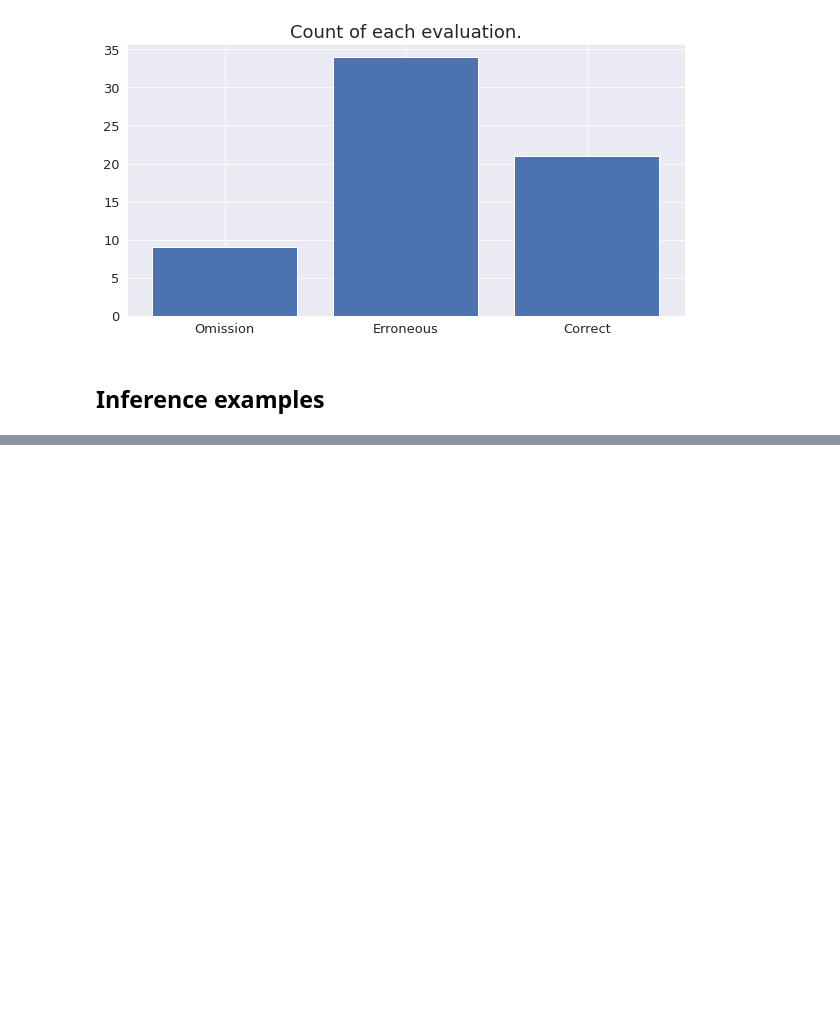
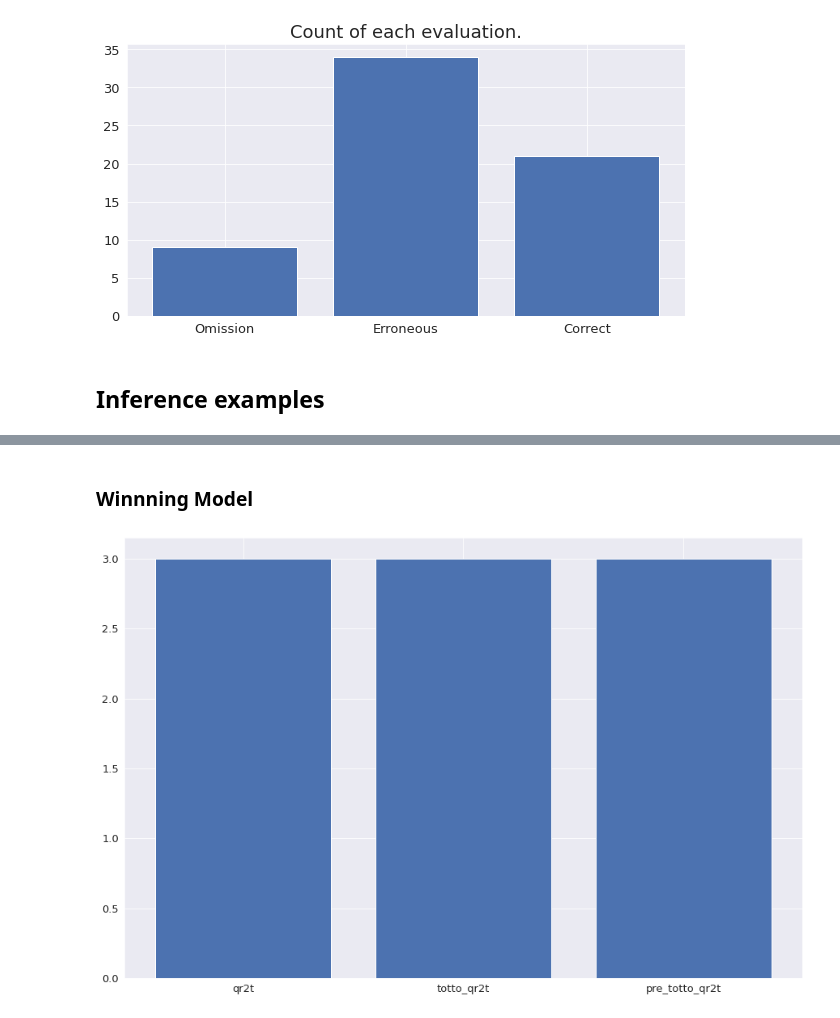
Before and after one commit to athenarc/Data2Text, a Jupyter notebook: notebooks/human_evaluation_report.ipynb, the cells around one changed output, grey strips where cells are left out. Drawn from its saved outputs; the diff is of its cells as text; code cells hidden in the pictures; blank space fills up the shorter version.

```diff
--- a/notebooks/human_evaluation_report.ipynb
+++ b/notebooks/human_evaluation_report.ipynb
@@ -75,0 +189,27 @@ Source: <page_title> project_subject_areas </page_title> <section_title> project
+# %% [markdown]
+### Winnning Model
+# %%
+dfs_per_model = {
+    'qr2t': eval_df.loc[eval_df['model'] == 'qr2t'],
+    'totto_qr2t': eval_df.loc[eval_df['model'] == 'totto_qr2t'],
+    'pre_totto_qr2t': eval_df.loc[eval_df['model'] == 'pre_totto_qr2t'],
+    'aux_totto_qr2t': eval_df.loc[eval_df['model'] == 'aux_totto_qr2t'],
+}
+
+dfs_correctness_per_model = { key: df.filter(['id', 'correctness']).rename(columns={'correctness': f'{key}'}) for key, df in dfs_per_model.items()}
+
+dfs_correctness_per_model['qr2t']
+
+df_outer = pd.merge(dfs_correctness_per_model['qr2t'], dfs_correctness_per_model['totto_qr2t'], on='id', how='inner')
+df_outer = pd.merge(df_outer, dfs_correctness_per_model['pre_totto_qr2t'], on='id', how='inner')
+df_outer = pd.merge(df_outer, dfs_correctness_per_model['aux_totto_qr2t'], on='id', how='inner').drop(['id'], axis=1)
+
+df_outer = df_outer.replace(['Correct', 'Incorrect'], [1, 0])
+wins = np.sum(df_outer, axis=0)
+
+
+fig, ax = plt.subplots(figsize=(15,10))
+plt.bar(wins.index, wins)
+plt.show()
+# %% [output]
+[figure, added]
```
Also changed, not shown: parts of 10 cells of this notebook, 18 other files.
